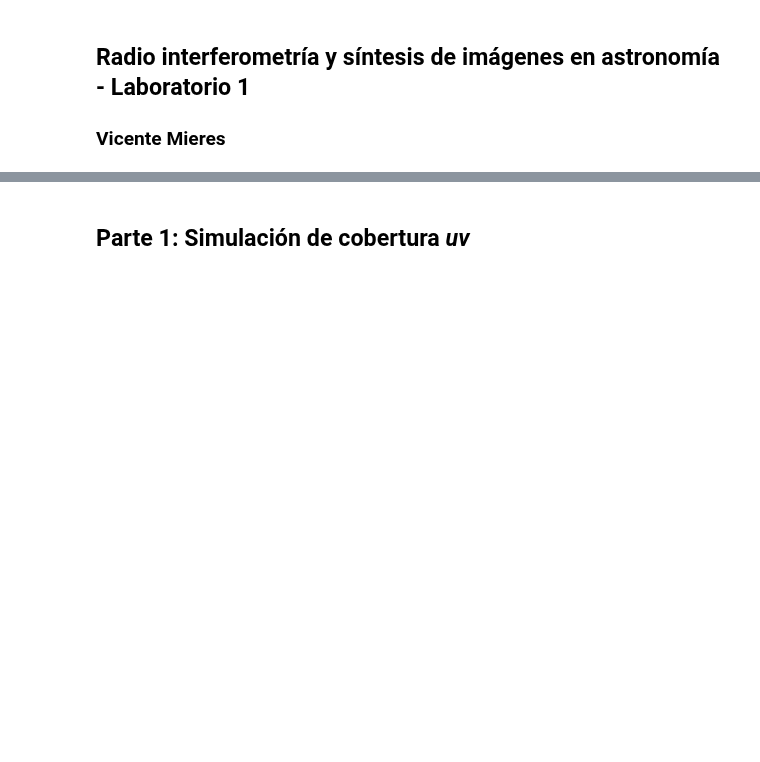
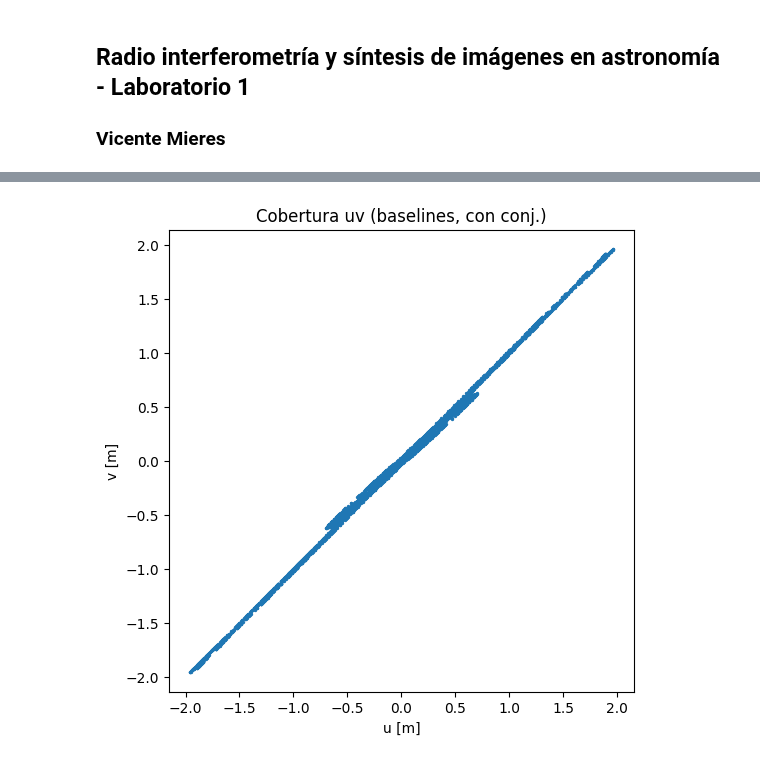
Before and after one commit to Mieres7/RadioInterferometry, a Jupyter notebook: lab1/laboratory1.ipynb, the cells around one changed output, grey strips where cells are left out. Saved outputs shown, nothing was run; the diff lists cells and outputs as text; code cells hidden in the pictures; blank space fills up the shorter version.

```diff
--- a/lab1/laboratory1.ipynb
+++ b/lab1/laboratory1.ipynb
@@ -189,7 +227,7 @@ def read_cfg_to_enu(filename, array_center=None ,phi=-33.44, lamb=-70.76, rad=Tr
 # %%
 center = [5111214.575406, 2001317.289008, -3237315.843578]
 
-enu = read_cfg_to_enu("../antenna_arrays/kat-7.cfg", array_center=center)
+enu = read_cfg_to_enu("../antenna_arrays/alma.cycle10.10.cfg", array_center=center)
 
 alt, az = enu_to_altaz(enu)
 
@@ -197,6 +235,5 @@ lst = local_sidereal_time(single=True)
 
 d, a, l= hor_to_eq(alt,az, lst)
 
-
-d
+l
 # %% [output]
@@ -205,2 +256,0 @@ array([4.00908465, 3.03509707, 0.35653558, 1.00932241, 5.12185401,
-# %% [markdown]
-## Parte 1: Simulación de cobertura *uv*
@@ -206,0 +311,20 @@ array([4.00908465, 3.03509707, 0.35653558, 1.00932241, 5.12185401,
+# %%
+uvw, H_rad, i_idx, j_idx = simulate_uv_from_baselines(l, delta0_deg=-30,
+                                                      H_hours=(-6,6), step_min=10)
+
+u = uvw[:, 0, :].ravel()
+v = uvw[:, 1, :].ravel()
+
+# agregar los puntos conjugados (-u,-v) si quieres ver la simetría Hermitiana
+u_all = np.hstack([u, -u])
+v_all = np.hstack([v, -v])
+
+plt.figure(figsize=(6,6))
+plt.scatter(u_all, v_all, s=2)
+plt.axis('equal')
+plt.xlabel('u [m]')
+plt.ylabel('v [m]')
+plt.title('Cobertura uv (baselines, con conj.)')
+plt.show()
+# %% [output]
+[figure, added]
```
Also changed, not shown: parts of 7 cells of this notebook.
